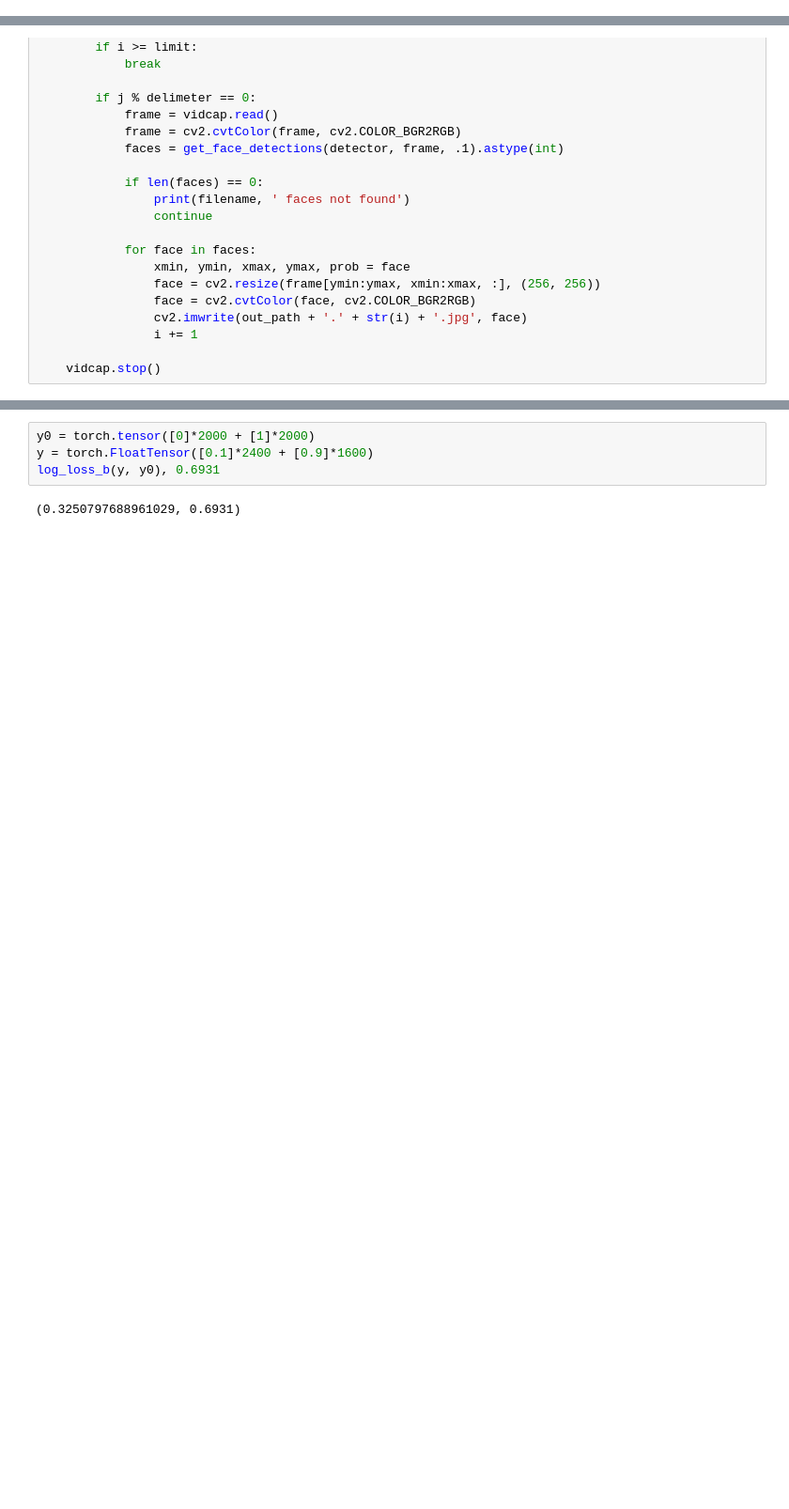
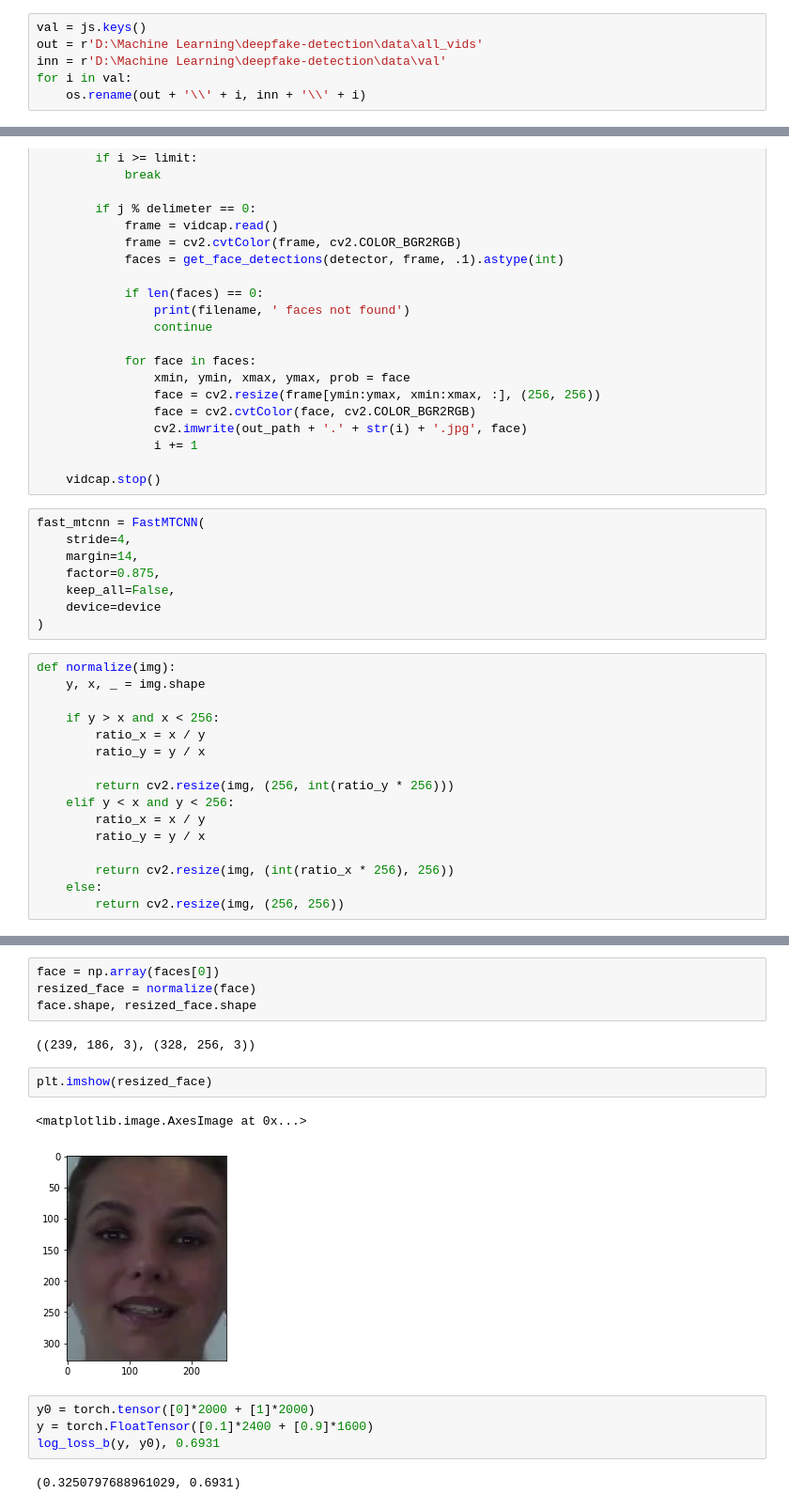
Before and after one commit to 1M50RRY/dfdc-kaggle-solution, a Jupyter notebook: Data.ipynb, the cells around one changed output, grey strips where cells are left out. Shown: that part at 94% size. Cells and saved outputs as stored; diff of their text form; blank space fills up the shorter version.

```diff
--- a/Data.ipynb
+++ b/Data.ipynb
@@ -76,6 +157,12 @@ js = {}
 for i in range(40, 50):
     with open(r'D:\Machine Learning\deepfake-detection\data\train_sets\dfdc_train_part_' + str(i) + '\metadata.json', 'r') as r:
         js.update(json.loads(r.read()))
+# %%
+val = js.keys()
+out = r'D:\Machine Learning\deepfake-detection\data\all_vids'
+inn = r'D:\Machine Learning\deepfake-detection\data\val'
+for i in val:
+    os.rename(out + '\\' + i, inn + '\\' + i)
 # %%
 path_val = r'data\img_val\fake'
 path_fake = r'data\train\fake'
@@ -187,6 +274,30 @@ def detect_and_crop(video_path, detector, out_path, limit=1, delimeter=5):
                 i += 1
 
     vidcap.stop()
+# %%
+fast_mtcnn = FastMTCNN(
+    stride=4,
+    margin=14,
+    factor=0.875,
+    keep_all=False,
+    device=device
+)
+# %%
+def normalize(img):
+    y, x, _ = img.shape
+
+    if y > x and x < 256:
+        ratio_x = x / y
+        ratio_y = y / x
+
+        return cv2.resize(img, (256, int(ratio_y * 256)))
+    elif y < x and y < 256:
+        ratio_x = x / y
+        ratio_y = y / x
+
+        return cv2.resize(img, (int(ratio_x * 256), 256))
+    else:
+        return cv2.resize(img, (256, 256))
 # %%
 DATA_PATH = r'D:\Machine Learning\deepfake-detection\data\all_vids'
 OUTPUT_PATH = r'D:\Machine Learning\deepfake-detection\data\frames'
@@ -244,3 +365,14 @@ need at least one array to concatenate
+# %%
+face = np.array(faces[0])
+resized_face = normalize(face)
+face.shape, resized_face.shape
+# %% [output]
+((239, 186, 3), (328, 256, 3))
+# %%
+plt.imshow(resized_face)
+# %% [output]
+<matplotlib.image.AxesImage at 0x...>
+[figure, added]
 # %%
 y0 = torch.tensor([0]*2000 + [1]*2000)
 y = torch.FloatTensor([0.1]*2400 + [0.9]*1600)
```
Also changed, not shown: parts of 5 cells of this notebook, 11 other files.
